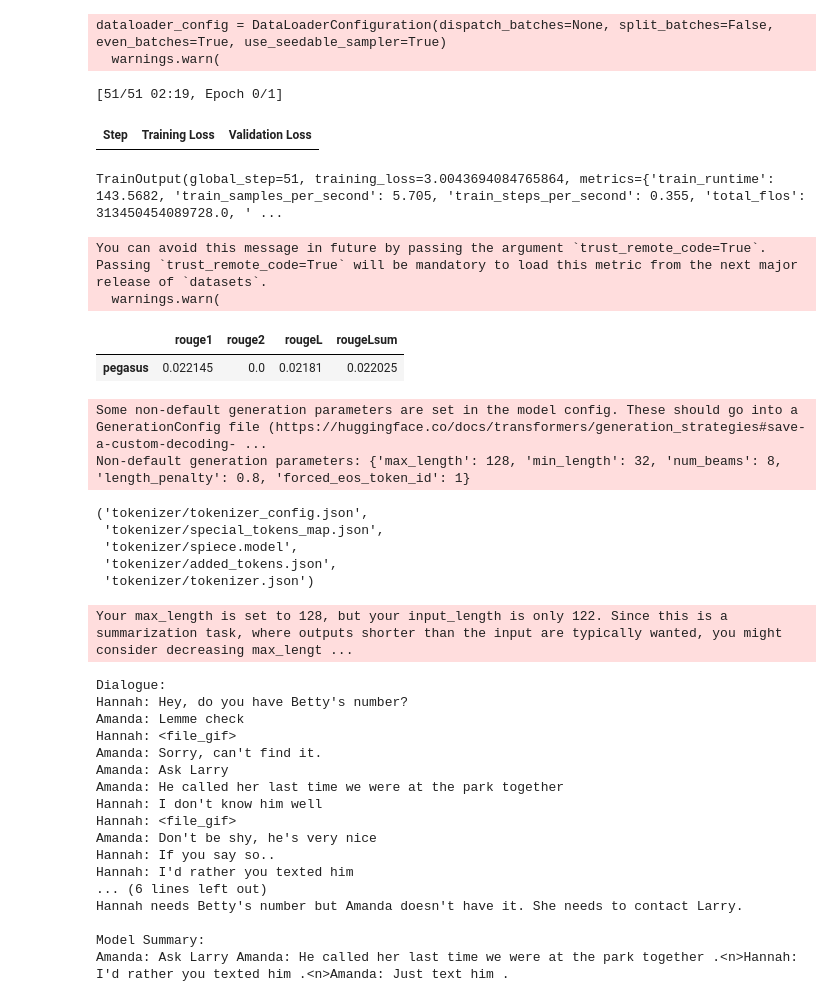
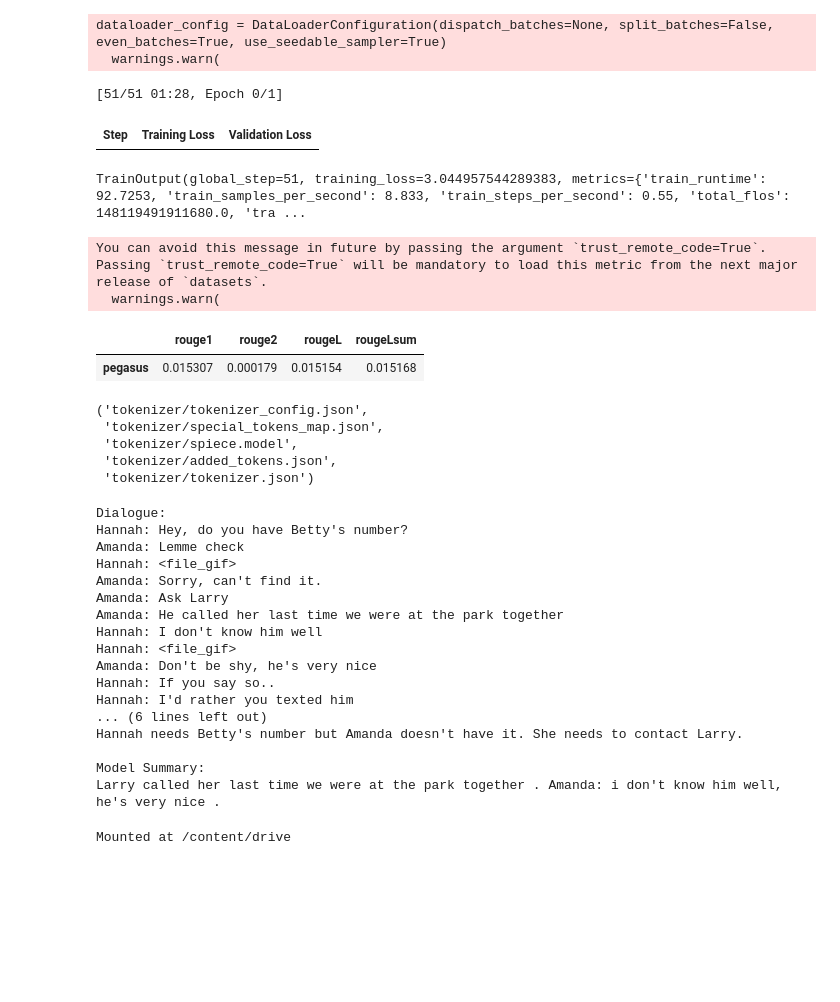
Before and after one commit to phadkep/Text-Summarization, a Jupyter notebook: research/T5_samsum.ipynb, the cells around one changed output. Cells and saved outputs as stored; diff of their text form; code cells hidden in the pictures; blank space fills up the shorter version.

```diff
--- a/research/Text_Summarization.ipynb
+++ b/research/T5_samsum.ipynb
@@ -45,7 +73,10 @@ device
 # %%
-model_ckpt = "google/pegasus-cnn_dailymail"
+from transformers import AutoModelForSeq2SeqLM, AutoTokenizer, DataCollatorForSeq2Seq
 
+model_ckpt = "google-t5/t5-base"
+
+# Load tokenizer
 tokenizer = AutoTokenizer.from_pretrained(model_ckpt)
-
-model_pegasus = AutoModelForSeq2SeqLM.from_pretrained(model_ckpt).to(device)
+# Load pre-trained T5 model
+model_t5 = AutoModelForSeq2SeqLM.from_pretrained(model_ckpt).to(device)
 # %% [output]
@@ -123,7 +187,7 @@ Dataset({
 
 from transformers import DataCollatorForSeq2Seq
 
-seq2seq_data_collator = DataCollatorForSeq2Seq(tokenizer, model=model_pegasus)
+seq2seq_data_collator = DataCollatorForSeq2Seq(tokenizer, model=model_t5)
 # %%
 from transformers import TrainingArguments, Trainer
 
@@ -136,7 +200,7 @@ trainer_args = TrainingArguments(
 )
 # %%
 
-trainer = Trainer(model=model_pegasus, args=trainer_args,
+trainer = Trainer(model=model_t5, args=trainer_args,
                   tokenizer=tokenizer, data_collator=seq2seq_data_collator,
                   train_dataset=dataset_samsum_pt["test"],
                   eval_dataset=dataset_samsum_pt["validation"])
@@ -146,9 +210,9 @@ dataloader_config = DataLoaderConfiguration(dispatch_batches=None, split_batches
 # %%
 trainer.train()
 # %% [output]
-[51/51 02:19, Epoch 0/1]
+[51/51 01:28, Epoch 0/1]
 | Step | Training Loss | Validation Loss |
-TrainOutput(global_step=51, training_loss=3.0043694084765864, metrics={'train_runtime': 143.5682, 'train_samples_per_second': 5.705, 'train_steps_per_second': 0.355, 'total_flos': 313450454089728.0, ' ...
+TrainOutput(global_step=51, training_loss=3.044957544289383, metrics={'train_runtime': 92.7253, 'train_samples_per_second': 8.833, 'train_steps_per_second': 0.55, 'total_flos': 148119491911680.0, 'tra ...
 # %%
 # Evaluation
 
@@ -201,21 +265,18 @@ Passing `trust_remote_code=True` will be mandatory to load this metric from the
   warnings.warn(
 # %%
 score = calculate_metric_on_test_ds(
-    dataset_samsum['test'][0:10], rouge_metric, trainer.model, tokenizer, batch_size = 2, column_text = 'dialogue', column_summary= 'summary'
+    dataset_samsum['test'], rouge_metric, trainer.model, tokenizer, batch_size = 2, column_text = 'dialogue', column_summary= 'summary'
 )
 
 rouge_dict = dict((rn, score[rn].mid.fmeasure ) for rn in rouge_names )
 
-pd.DataFrame(rouge_dict, index = [f'pegasus'] )
+pd.DataFrame(rouge_dict, index = [f'T5'] )
 # %% [output]
 |  | rouge1 | rouge2 | rougeL | rougeLsum |
-| pegasus | 0.022145 | 0.0 | 0.02181 | 0.022025 |
+| pegasus | 0.015307 | 0.000179 | 0.015154 | 0.015168 |
 # %%
 ## Save model
-model_pegasus.save_pretrained("pegasus-samsum-model")
+model_t5.save_pretrained("T5-samsum-model")
-# %% [output]
-Some non-default generation parameters are set in the model config. These should go into a GenerationConfig file (https://huggingface.co/docs/transformers/generation_strategies#save-a-custom-decoding- ...
-Non-default generation parameters: {'max_length': 128, 'min_length': 32, 'num_beams': 8, 'length_penalty': 0.8, 'forced_eos_token_id': 1}
 # %%
 ## Save tokenizer
 tokenizer.save_pretrained("tokenizer")
@@ -240,7 +301,7 @@ sample_text = dataset_samsum["test"][0]["dialogue"]
 
 reference = dataset_samsum["test"][0]["summary"]
 
-pipe = pipeline("summarization", model="pegasus-samsum-model",tokenizer=tokenizer)
+pipe = pipeline("summarization", model="T5-samsum-model",tokenizer=tokenizer)
 
 ##
 print("Dialogue:")
@@ -254,21 +315,25 @@ print(reference)
 print("\nModel Summary:")
 print(pipe(sample_text, **gen_kwargs)[0]["summary_text"])
 # %% [output]
-Your max_length is set to 128, but your input_length is only 122. Since this is a summarization task, where outputs shorter than the input are typically wanted, you might consider decreasing max_lengt ...
+Dialogue:
+Hannah: Hey, do you have Betty's number?
+Amanda: Lemme check
+Hannah: <file_gif>
+Amanda: Sorry, can't find it.
+Amanda: Ask Larry
+Amanda: He called her last time we were at the park together
+Hannah: I don't know him well
+Hannah: <file_gif>
+Amanda: Don't be shy, he's very nice
+Hannah: If you say so..
+Hannah: I'd rather you texted him
+... (6 lines left out)
+Hannah needs Betty's number but Amanda doesn't have it. She needs to contact Larry.
+
+Model Summary:
+Larry called her last time we were at the park together . Amanda: i don't know him well, he's very nice .
-Dialogue:
-Hannah: Hey, do you have Betty's number?
-Amanda: Lemme check
-Hannah: <file_gif>
-Amanda: Sorry, can't find it.
-Amanda: Ask Larry
-Amanda: He called her last time we were at the park together
-Hannah: I don't know him well
-Hannah: <file_gif>
-Amanda: Don't be shy, he's very nice
-Hannah: If you say so..
-Hannah: I'd rather you texted him
-... (6 lines left out)
-Hannah needs Betty's number but Amanda doesn't have it. She needs to contact Larry.
-
-Model Summary:
-Amanda: Ask Larry Amanda: He called her last time we were at the park together .<n>Hannah: I'd rather you texted him .<n>Amanda: Just text him .
+# %%
+from google.colab import drive
+drive.mount('/content/drive')
+# %% [output]
+Mounted at /content/drive
```
Also changed, not shown: parts of 9 cells of this notebook, 8 other files.
